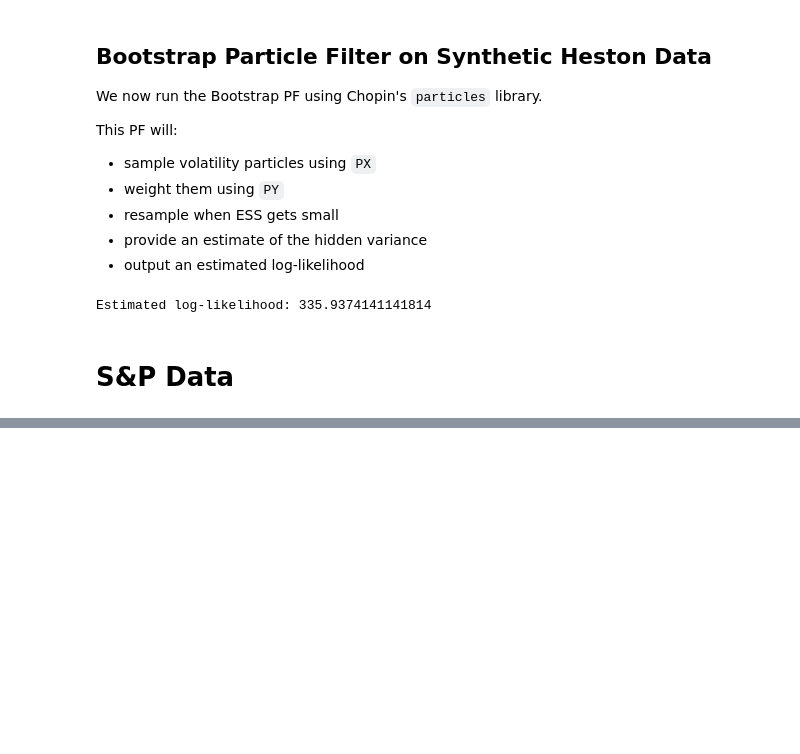
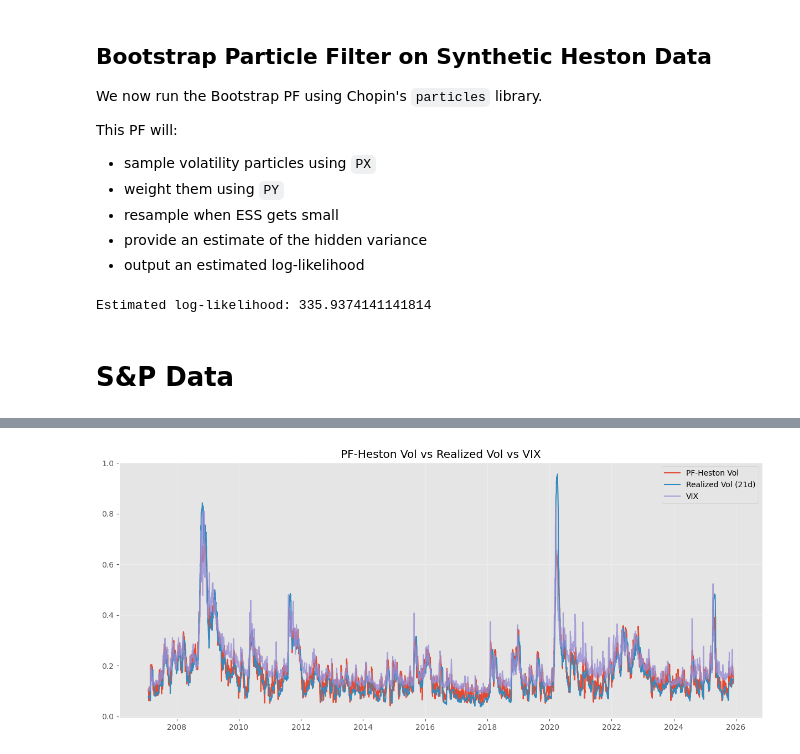
Before and after one commit to MichaelCarloH/heston-particle-filter-calibration, a Jupyter notebook: notebooks/exploration/heston_ssm_bootstrap_pf.ipynb, the cells around one changed output, grey strips where cells are left out. Saved outputs shown, nothing was run; the diff lists cells and outputs as text; code cells hidden in the pictures; blank space fills up the shorter version.

```diff
--- a/notebooks/exploration/heston_ssm_bootstrap_pf.ipynb
+++ b/notebooks/exploration/heston_ssm_bootstrap_pf.ipynb
@@ -494,0 +497,19 @@ Correlation PF vs VIX: 0.9076498648641939
+# %%
+n = 21  # window length (e.g., 21 days)
+
+realized_vol = (
+    (log_returns**2)
+    .rolling(n)
+    .mean()
+    .apply(np.sqrt)
+    * np.sqrt(252)
+)
+realized_vol.name = "RealizedVol_21d"
+# %%
+df_compare = pd.concat([
+    pf_vol_series,
+    realized_vol,
+    vix_series
+], axis=1).dropna()
+
+df_compare.tail()
@@ -494,0 +573,12 @@ Correlation PF vs VIX: 0.9076498648641939
+# %%
+plt.figure(figsize=(15,6))
+plt.plot(df_compare.index, df_compare["PF_AnnualVol"], label="PF-Heston Vol")
+plt.plot(df_compare.index, df_compare["RealizedVol_21d"], label="Realized Vol (21d)")
+plt.plot(df_compare.index, df_compare["VIX_ImpliedVol"], label="VIX", alpha=0.8)
+
+plt.title("PF-Heston Vol vs Realized Vol vs VIX")
+plt.legend()
+plt.grid(True, alpha=0.3)
+plt.show()
+# %% [output]
+[figure, added]
```
Also changed, not shown: parts of 10 cells of this notebook.
